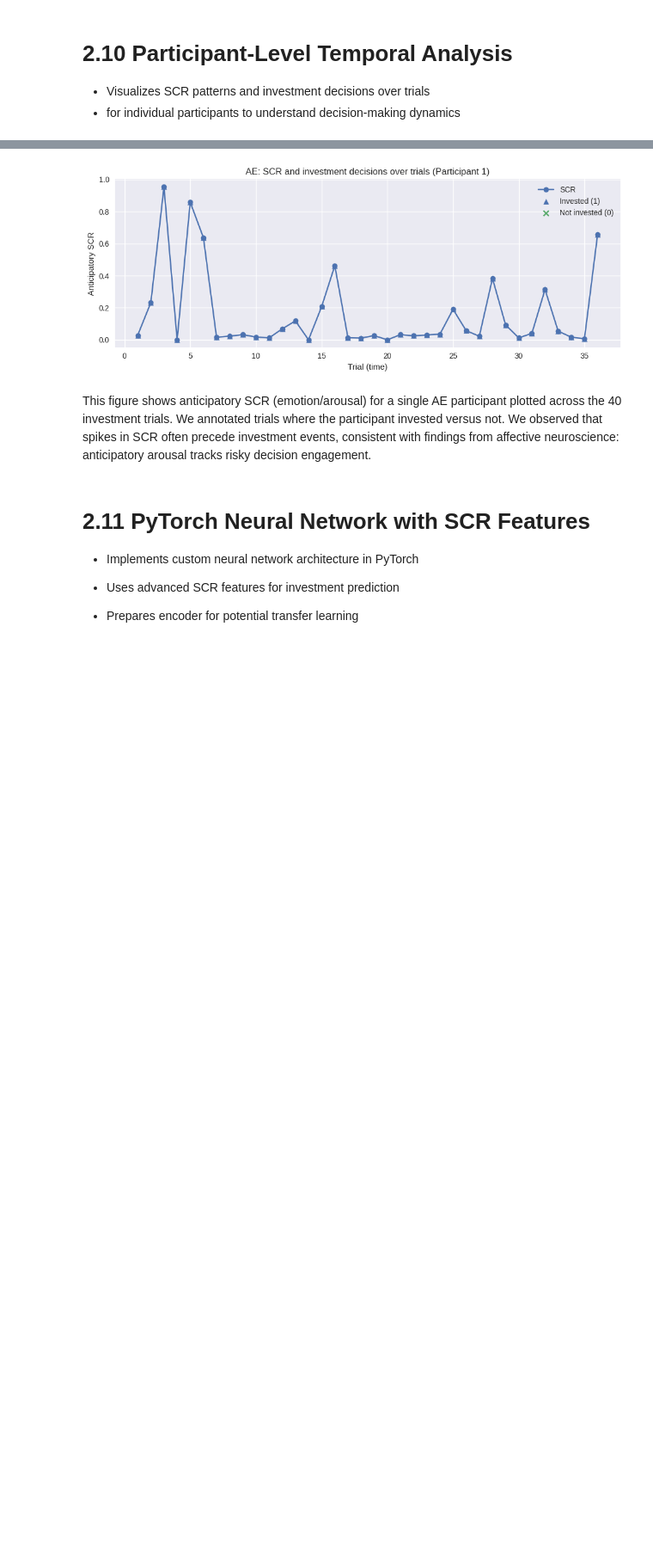
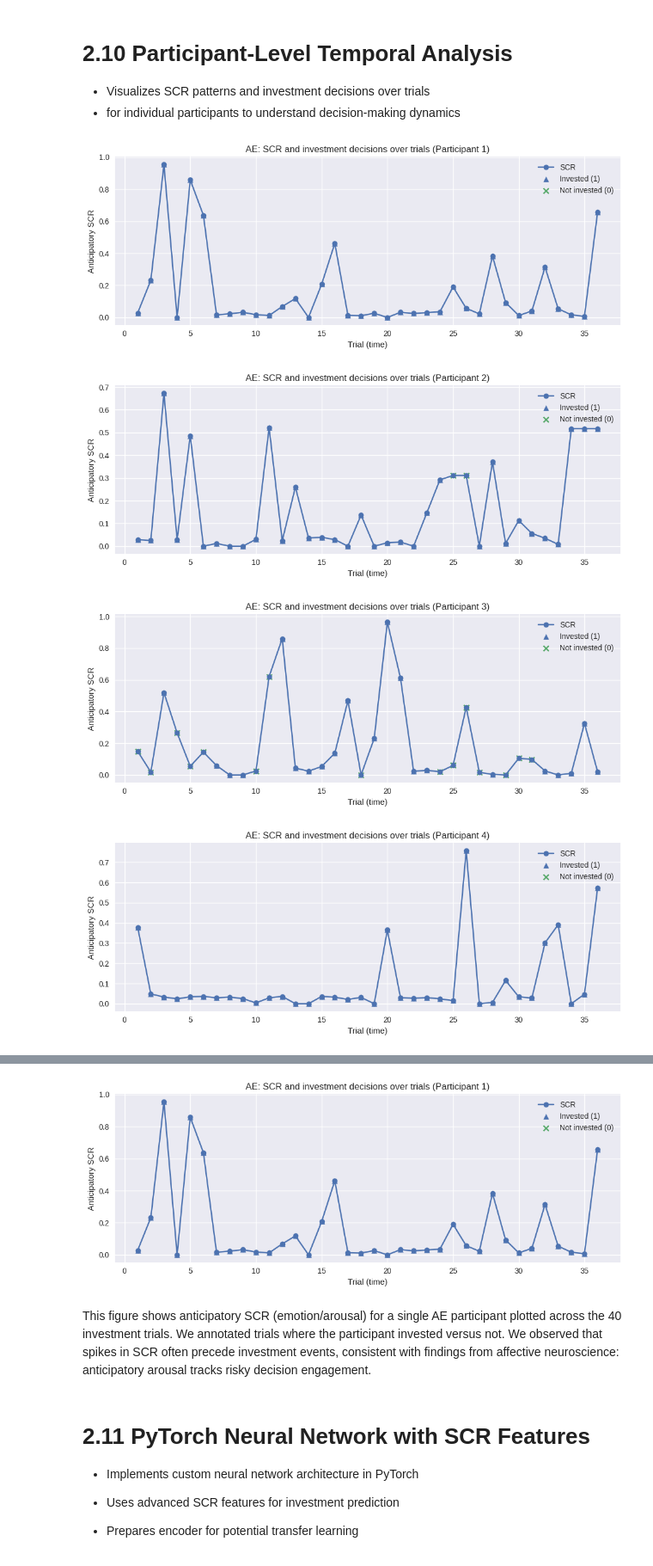
Before and after one commit to submarinejuice/CP322-Final-Project-Group-9, a Jupyter notebook: cp322_FINAL.ipynb, the cells around one changed output, grey strips where cells are left out. Shown at 86% size. Saved outputs shown, nothing was run; the diff lists cells and outputs as text; code cells hidden in the pictures; blank space fills up the shorter version.

```diff
--- a/cp322_FINAL.ipynb
+++ b/cp322_FINAL.ipynb
@@ -806,30 +823,39 @@ def plot_ae_scr_timeseries(scr_df, participant_code):
     # Build a global index (1..N) just for plotting
     subj["trial_idx"] = range(1, len(subj) + 1)
 
     plt.figure(figsize=(10, 4))
     # Line of SCR
     plt.plot(subj["trial_idx"], subj["scr_anticipatory"], marker="o", label="SCR")
 
     # Mark invest vs not-invest
     invested = subj["invested"] == 1
     not_invested = subj["invested"] == 0
 
     plt.scatter(
         subj.loc[invested, "trial_idx"],
         subj.loc[invested, "scr_anticipatory"],
         marker="^",
         label="Invested (1)",
     )
     plt.scatter(
         subj.loc[not_invested, "trial_idx"],
         subj.loc[not_invested, "scr_anticipatory"],
         marker="x",
         label="Not invested (0)",
     )
 
     plt.xlabel("Trial (time)")
     plt.ylabel("Anticipatory SCR")
     plt.title(f"AE: SCR and investment decisions over trials (Participant {participant_code})")
     plt.legend()
     plt.tight_layout()
     plt.show()
+unique_pids = scr_df["Participant_code"].unique()
+
+for pid in unique_pids[:6]:  # first six participants
+    plot_ae_scr_timeseries(scr_df, pid)
+# %% [output]
+[figure, added]
+[figure, added]
+[figure, added]
+[figure, added]
```
Also changed, not shown: parts of 19 cells of this notebook.
